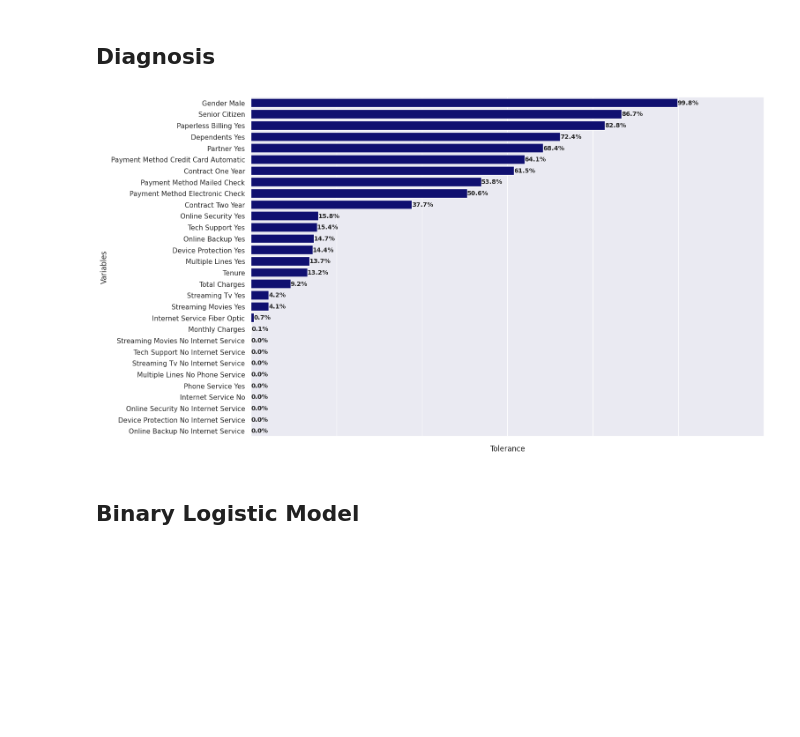
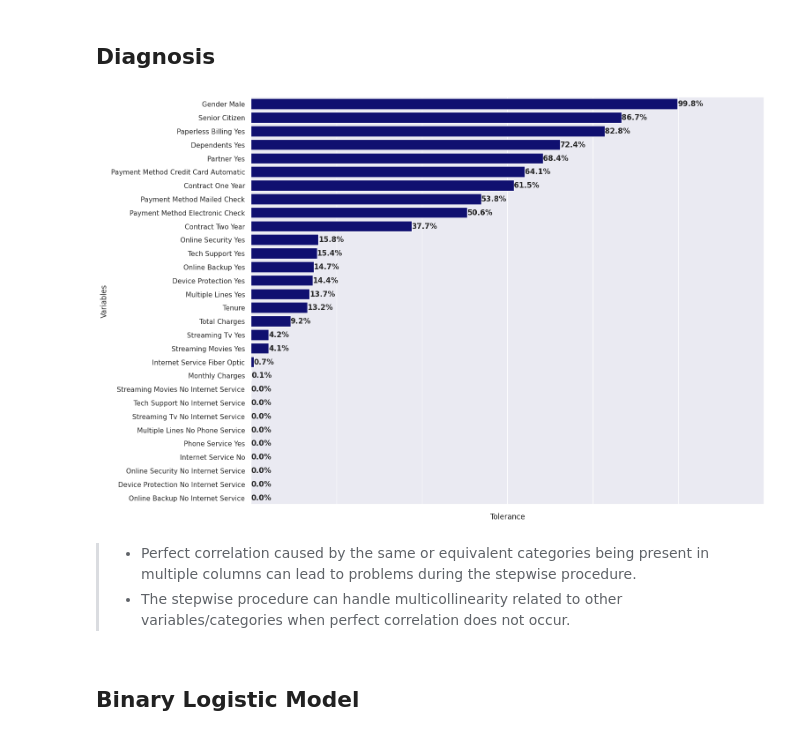
Before and after one commit to dan-teixeira/data-science, a Jupyter notebook: telco_costumer_churn/telco_customer_churn.ipynb, the cells around one changed output. Cells and saved outputs as stored; diff of their text form; code cells hidden in the pictures; blank space fills up the shorter version.

```diff
--- a/telco_costumer_churn/telco_customer_churn.ipynb
+++ b/telco_costumer_churn/telco_customer_churn.ipynb
@@ -188,31 +188,34 @@ memory usage: 1.8+ MB
 # %%
 # Multicollinearity diagnosis (VIF and Tolerance)
 sns.set_theme(style="darkgrid")
 df_vif_tolerance = vif_tolerance(df=df_telco_dummies, endog="churn", drop_columns=["customer_id"]).sort_values("vif", ascending=True)
 
-plt.figure(figsize=(15,10))
+plt.figure(figsize=(15,12))
 
 ax = sns.barplot(
     data=df_vif_tolerance,
     y="variables",
     x="tolerance",
     color="navy",
     orient='h'
 )
 
 for i, p in enumerate(ax.patches):
-    ax.annotate(f"{p.get_width():.1%}", xy=(p.get_width(), i), fontsize=10, va="center", ha="left", weight="bold")
+    ax.annotate(f"{p.get_width():.1%}", xy=(p.get_width(), i), fontsize=12, va="center", ha="left", weight="bold")
 
 plt.xlabel("Tolerance")
 plt.ylabel("Variables")
 
 plt.xticks(ticks=ax.get_xticks(), labels=[])
 plt.yticks(
     ticks=ax.get_yticks(),
     labels=[label.get_text().replace("_", " ").title() for label in ax.get_yticklabels()]
     )
 
 plt.show()
 # %% [output]
-[figure, old version]
+[figure, new version]
+# %% [markdown]
+> * Perfect correlation caused by the same or equivalent categories being present in multiple columns can lead to problems during the stepwise procedure.
+> * The stepwise procedure can handle multicollinearity related to other variables/categories when perfect correlation does not occur.
 # %%
```
Also changed, not shown: parts of 12 cells of this notebook, 1 other file.
